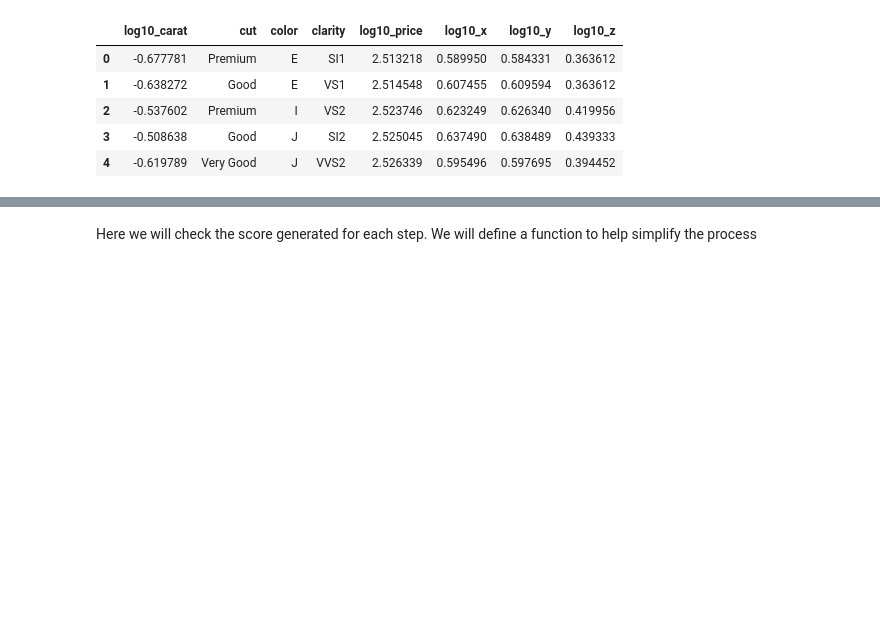
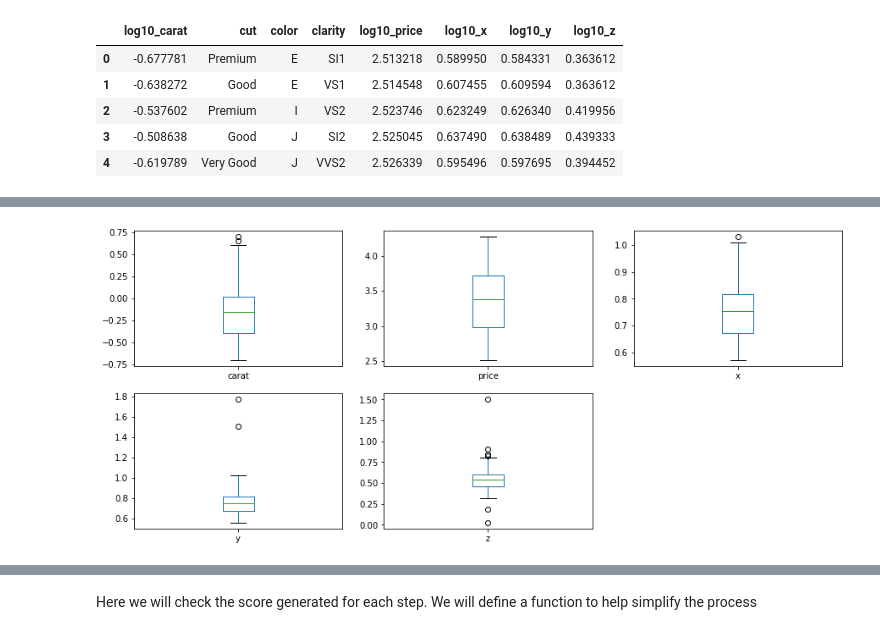
Before and after one commit to vfarneze/ironhack-projects, a Jupyter notebook: Project5_Linear_Regression/Project5-Linear-Regression.ipynb, the cells around one changed output, grey strips where cells are left out. Cells and saved outputs as stored; diff of their text form; code cells hidden in the pictures; blank space fills up the shorter version.

```diff
--- a/Project5_Linear_Regression/Project5-Linear-Regression.ipynb
+++ b/Project5_Linear_Regression/Project5-Linear-Regression.ipynb
@@ -286,0 +431,5 @@ it worsened!!
+# %%
+data2.plot(kind='box',figsize=(15,10),subplots=True,layout=(3,3))
+plt.show()
+# %% [output]
+[figure, added]
```
Also changed, not shown: parts of 45 cells of this notebook, 1 other file.
